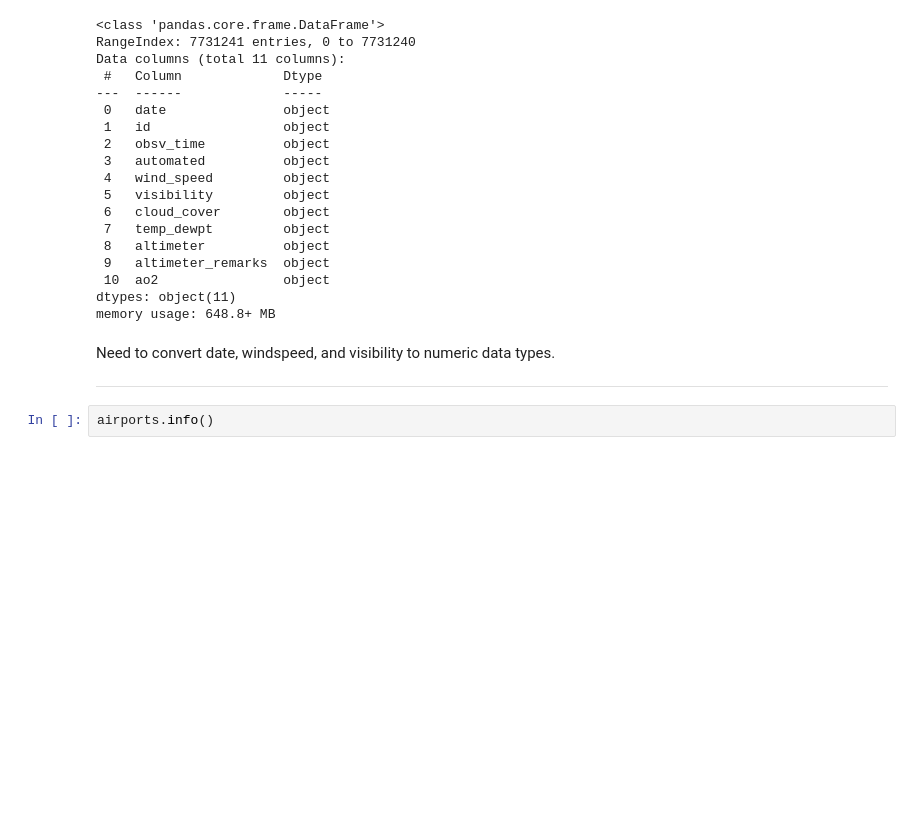
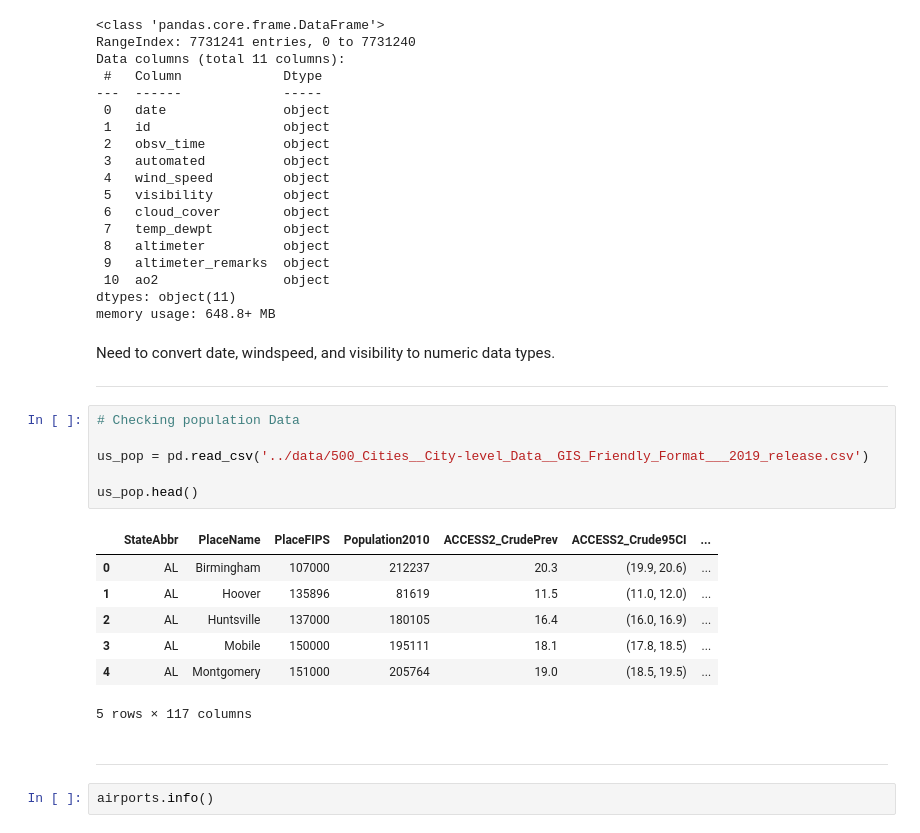
Before and after one commit to hank-butler/METAR_Data, a Jupyter notebook: code/01-data-cleaning.ipynb, the cells around one changed output. Cells and saved outputs as stored; diff of their text form; blank space fills up the shorter version.

Commit message:
added new population data, read in data, added commentary

```diff
--- a/code/01-data-cleaning.ipynb
+++ b/code/01-data-cleaning.ipynb
@@ -79,6 +83,22 @@ memory usage: 648.8+ MB
 Need to convert date, windspeed, and visibility to numeric data types.
 
 ---
+# %%
+# Checking population Data
+
+us_pop = pd.read_csv('../data/500_Cities__City-level_Data__GIS_Friendly_Format___2019_release.csv')
+
+us_pop.head()
+# %% [output]
+|  | StateAbbr | PlaceName | PlaceFIPS | Population2010 | ACCESS2_CrudePrev | ACCESS2_Crude95CI | ... |
+| 0 | AL | Birmingham | 107000 | 212237 | 20.3 | (19.9, 20.6) | ... |
+| 1 | AL | Hoover | 135896 | 81619 | 11.5 | (11.0, 12.0) | ... |
+| 2 | AL | Huntsville | 137000 | 180105 | 16.4 | (16.0, 16.9) | ... |
+| 3 | AL | Mobile | 150000 | 195111 | 18.1 | (17.8, 18.5) | ... |
+| 4 | AL | Montgomery | 151000 | 205764 | 19.0 | (18.5, 19.5) | ... |
+5 rows × 117 columns
+# %% [markdown]
+---
 # %%
 airports.info()
 # %% [output]
```
Also changed, not shown: parts of 2 cells of this notebook.
